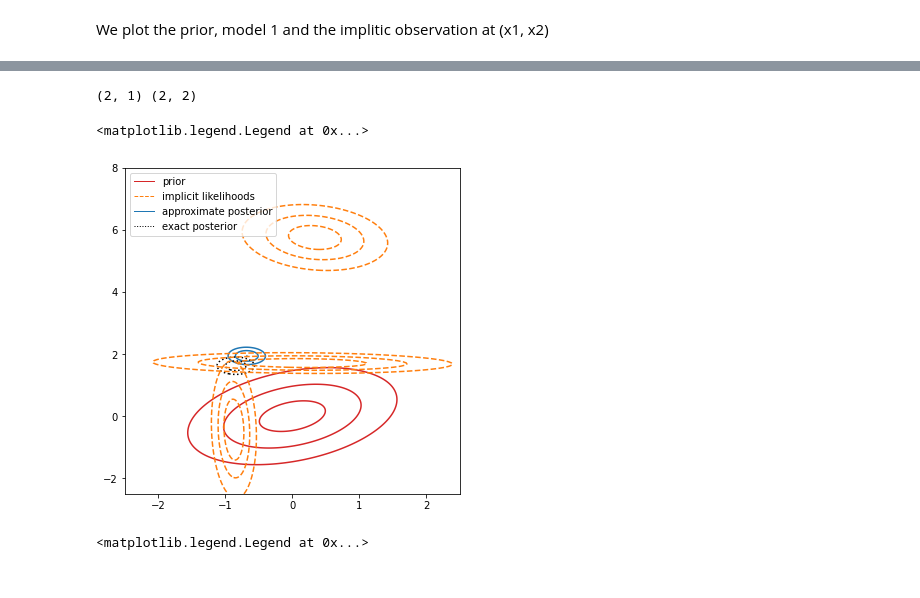
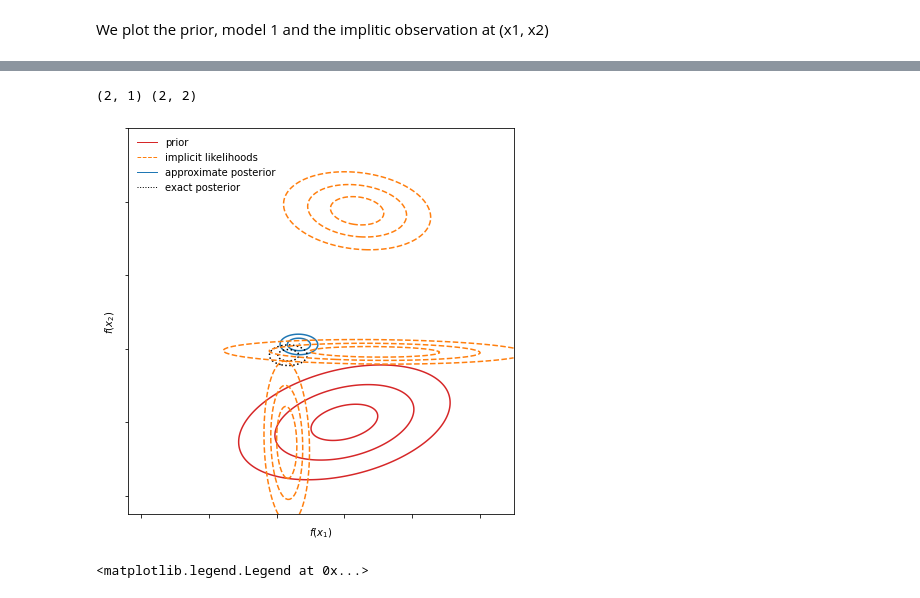
Before and after one commit to NicolasDurrande/guepard, a Jupyter notebook: notebooks/figures_paper.ipynb, the cells around one changed output, grey strips where cells are left out. Cells and saved outputs as stored; diff of their text form; code cells hidden in the pictures.

```diff
--- a/notebooks/figures_paper.ipynb
+++ b/notebooks/figures_paper.ipynb
@@ -165,32 +326,38 @@ plt.tight_layout()
 # %%
 m_gpr = gpflow.models.GPR((X, Y), kernel, noise_variance=noise_var)
 m_agg = guepard.PAPL(M)
 
 mean_papl, var_papl = m_agg.predict_f(Xt, full_cov=True)
 mean_papl, var_papl = mean_papl.numpy(), var_papl.numpy()[0]
 mean_gpr, var_gpr = m_gpr.predict_f(Xt, full_cov=True)
 mean_gpr, var_gpr = mean_gpr.numpy(), var_gpr.numpy()[0]
 
 fig, ax = plt.subplots(1, 1, figsize=(6, 6))
 print(mean_gpr.shape, var_gpr.shape)
 plt_mvn(mup, Sp, 'C3')
 plt_mvn(mean_papl, var_papl, 'C0')
 plt_mvn(mean_gpr, var_gpr, 'k', linestyles='dotted')
 plt_mvn(mpl0, Spl0, 'C1', linestyles='dashed')
 plt_mvn(mpl1, Spl1, 'C1', linestyles='dashed')
 plt_mvn(mpl2, Spl2, 'C1', linestyles='dashed')
 
 from matplotlib.lines import Line2D
 custom_lines = [Line2D([0], [0], color='C3', lw=1),
                 Line2D([0], [0], color='C1', linestyle="dashed", lw=1),
                 Line2D([0], [0], color='C0', lw=1),
                 Line2D([0], [0], color='k', linestyle="dotted", lw=1)]
 
-ax.legend(custom_lines, ['prior', 'implicit likelihoods', 'approximate posterior', 'exact posterior'], loc="upper left")
+ax.legend(custom_lines, ['prior', 'implicit likelihoods', 'approximate posterior', 'exact posterior'], loc="upper left", frameon=False)
+
+ax.set_xlabel("$f(x_1)$")
+ax.set_ylabel("$f(x_2)$")
+ax.axes.xaxis.set_ticklabels([])
+ax.axes.yaxis.set_ticklabels([])
+plt.tight_layout()
+plt.savefig("toy_approx_posterior.pdf")
 # %% [output]
 (2, 1) (2, 2)
-<matplotlib.legend.Legend at 0x...>
-[figure, old version]
+[figure, new version]
 # %%
 
 
```
Also changed, not shown: parts of 7 cells of this notebook, 2 other files.
